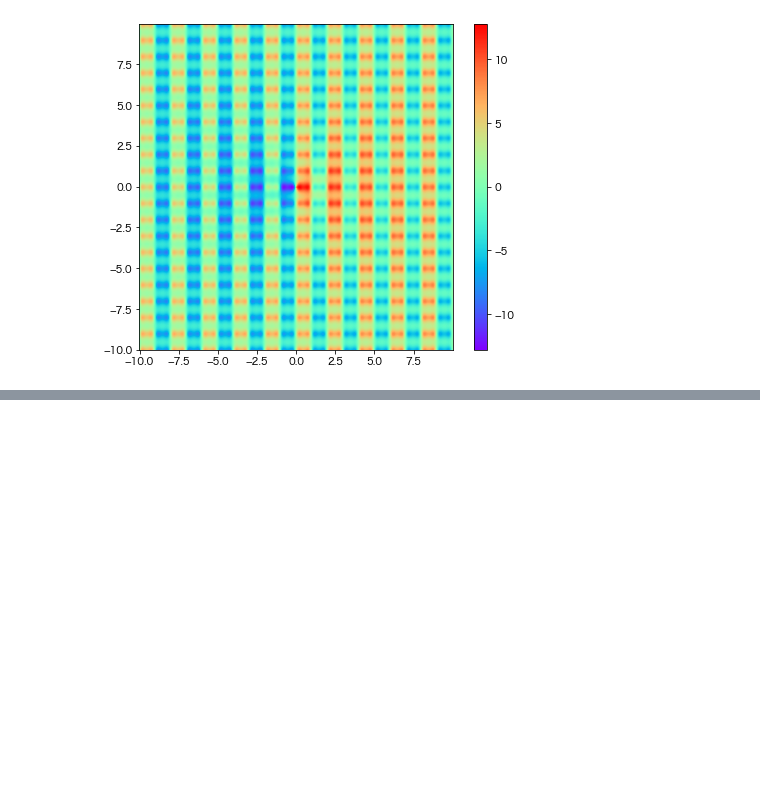
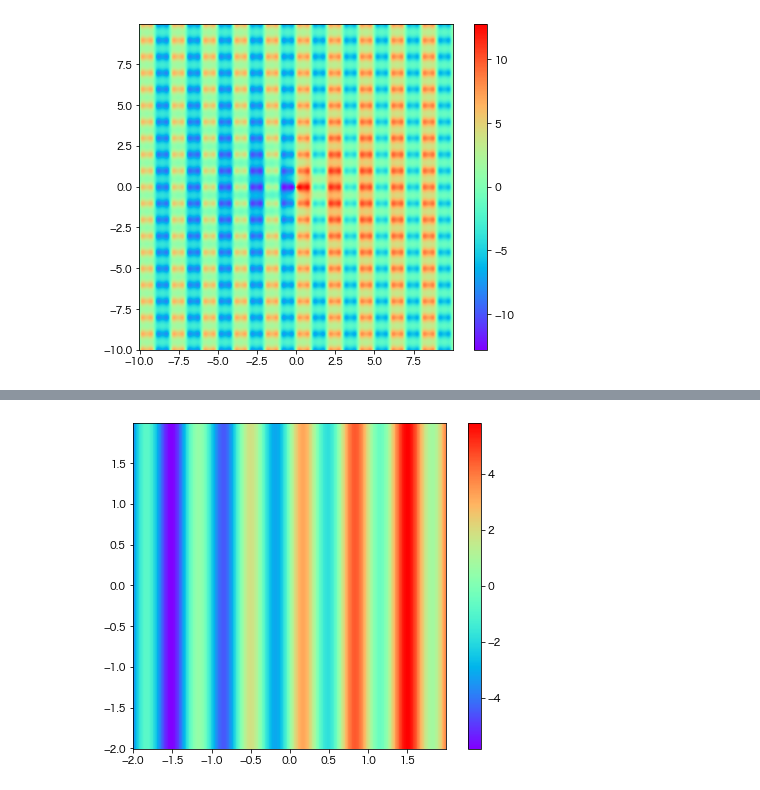
Before and after one commit to NaokiNakamichi/ML, a Jupyter notebook: GD/memo/memo16.ipynb, the cells around one changed output, grey strips where cells are left out. Saved outputs shown, nothing was run; the diff lists cells and outputs as text; code cells hidden in the pictures; blank space fills up the shorter version.

```diff
--- a/GD/memo/memo16.ipynb
+++ b/GD/memo/memo16.ipynb
@@ -108,0 +160,20 @@ array([], dtype=float64)
+# %%
+w = np.array([X, Y])
+Z = f.g_opt(w)[0]
+# %%
+# カラーバーの設定
+fig, axes = plt.subplots(1, 1, figsize=(6, 6))
+axes.pcolor(X, Y, Z, cmap=plt.cm.rainbow, shading='auto')
+axpos = axes.get_position()
+cbar_ax = fig.add_axes([0.9, axpos.y0, 0.03, axpos.height])
+norm = colors.Normalize(vmin=Z.min(), vmax=Z.max())
+mappable = ScalarMappable(cmap=plt.cm.rainbow, norm=norm)
+mappable._A = []
+fig.colorbar(mappable, cax=cbar_ax)
+
+# 余白の調整
+plt.subplots_adjust(right=0.85)
+plt.subplots_adjust(wspace=0.1)
+plt.show()
+# %% [output]
+[figure, added]
```
Also changed, not shown: parts of 7 cells of this notebook, 3 other files.
